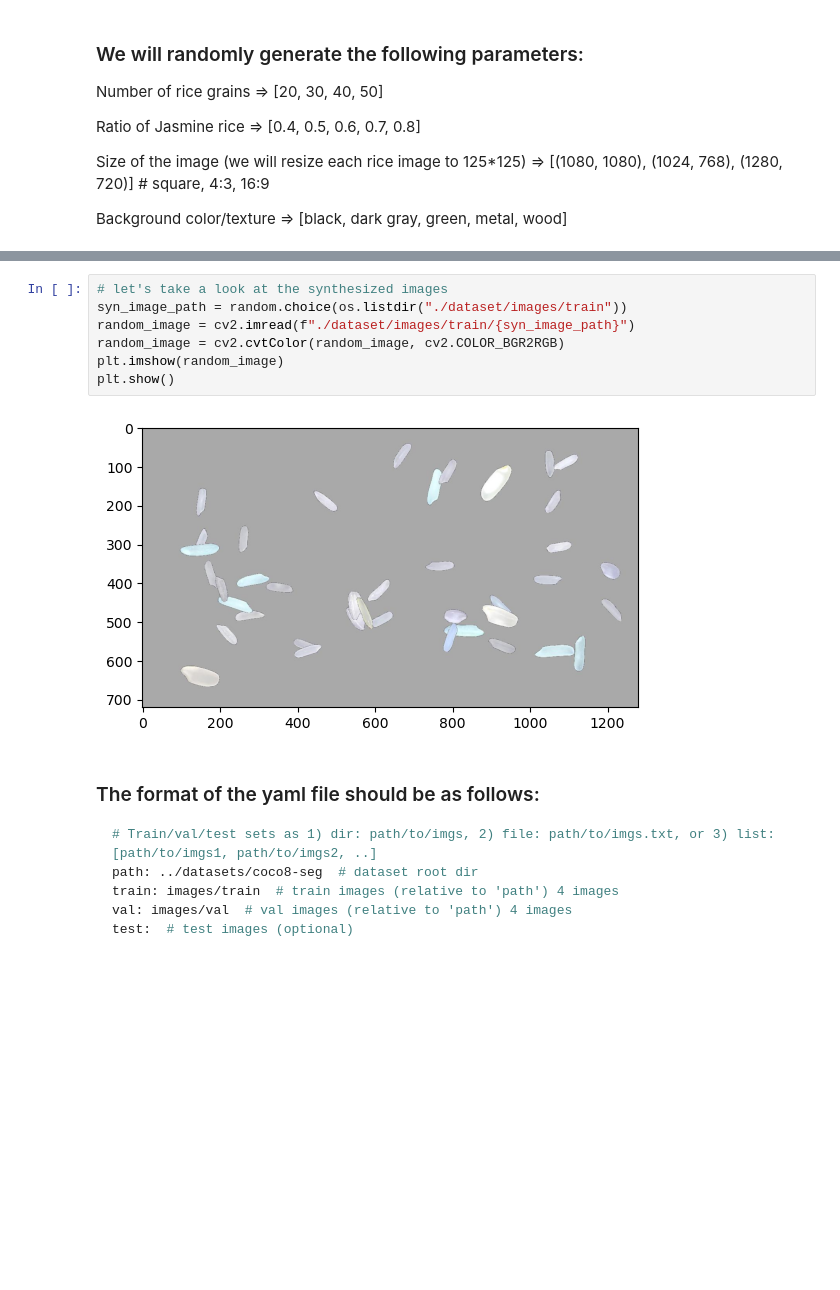
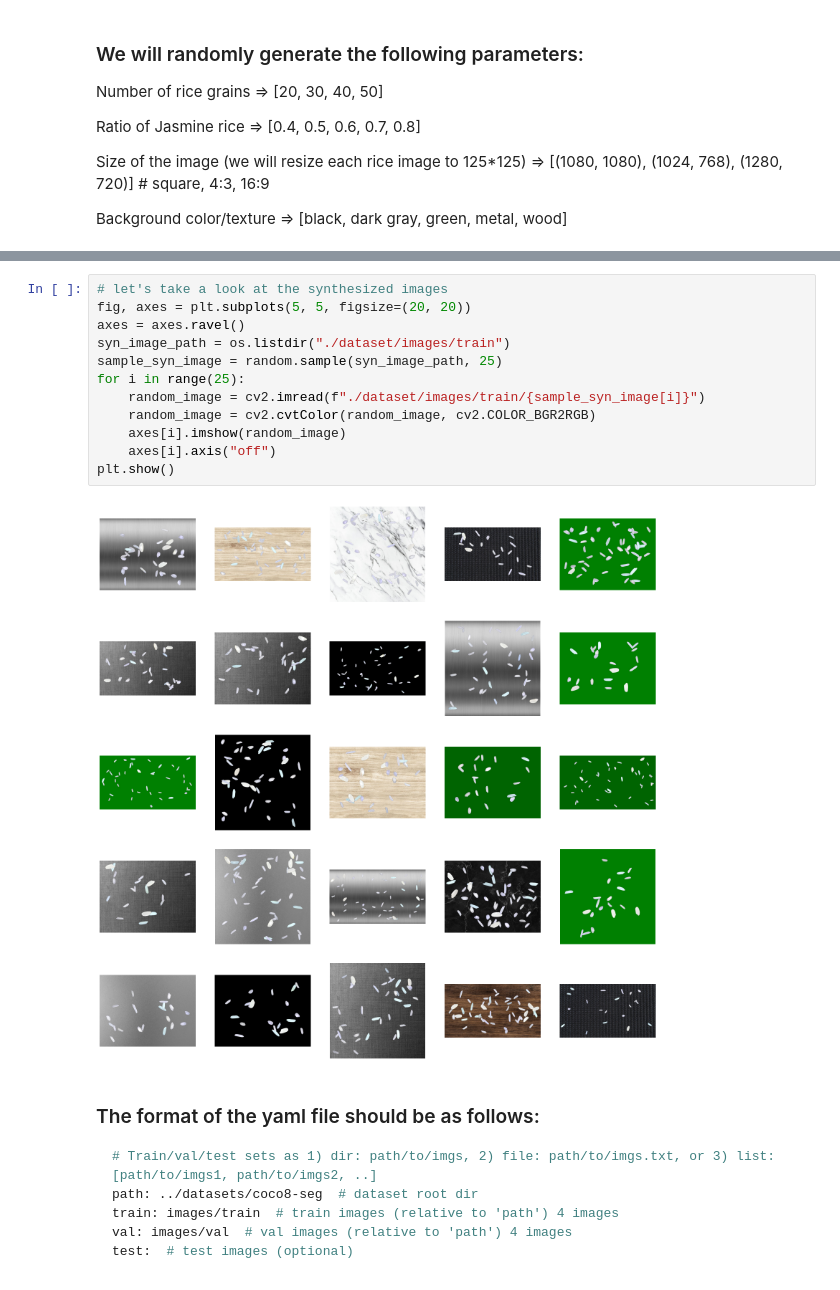
Before and after one commit to TeaChanathip/Jasmine-Rice-Quality-Rating, a Jupyter notebook: main.ipynb, the cells around one changed output, grey strips where cells are left out. Drawn from its saved outputs; the diff is of its cells as text; blank space fills up the shorter version.

Commit message:
add background image into train&val dataset

````diff
--- a/main.ipynb
+++ b/main.ipynb
@@ -495,12 +524,17 @@ number of val labels 200
 # %%
 # let's take a look at the synthesized images
-syn_image_path = random.choice(os.listdir("./dataset/images/train"))
-random_image = cv2.imread(f"./dataset/images/train/{syn_image_path}")
-random_image = cv2.cvtColor(random_image, cv2.COLOR_BGR2RGB)
-plt.imshow(random_image)
+fig, axes = plt.subplots(5, 5, figsize=(20, 20))
+axes = axes.ravel()
+syn_image_path = os.listdir("./dataset/images/train")
+sample_syn_image = random.sample(syn_image_path, 25)
+for i in range(25):
+    random_image = cv2.imread(f"./dataset/images/train/{sample_syn_image[i]}")
+    random_image = cv2.cvtColor(random_image, cv2.COLOR_BGR2RGB)
+    axes[i].imshow(random_image)
+    axes[i].axis("off")
 plt.show()
 # %% [output]
-[figure, old version]
+[figure, new version]
 # %% [markdown]
 ### The format of the yaml file should be as follows:
 ```bash
````
Also changed, not shown: parts of 20 cells of this notebook.
